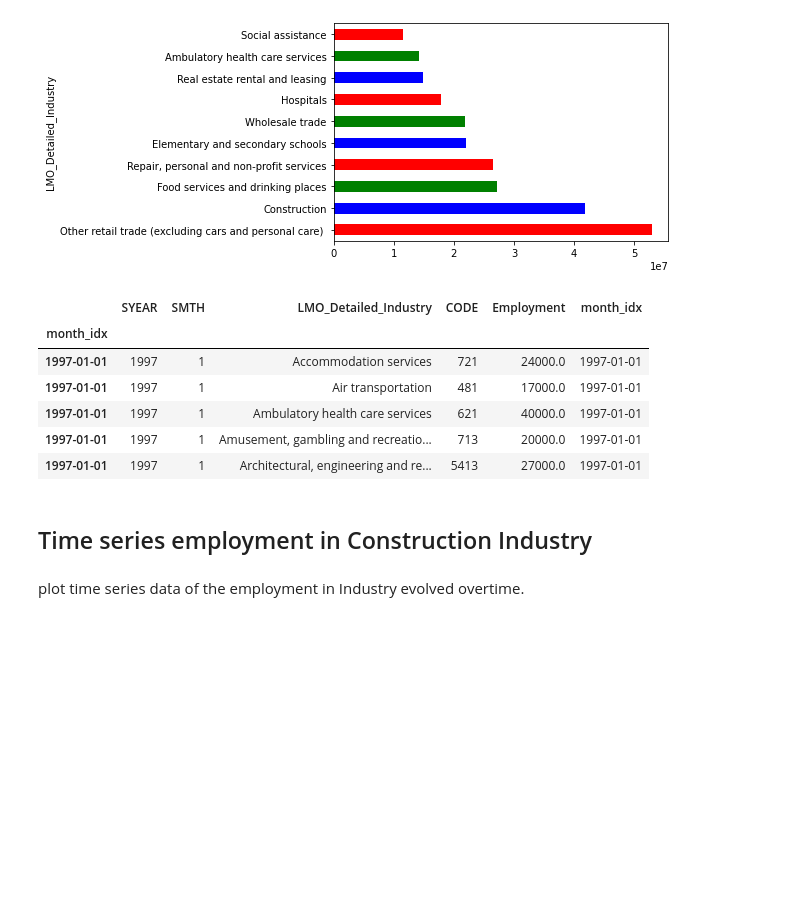
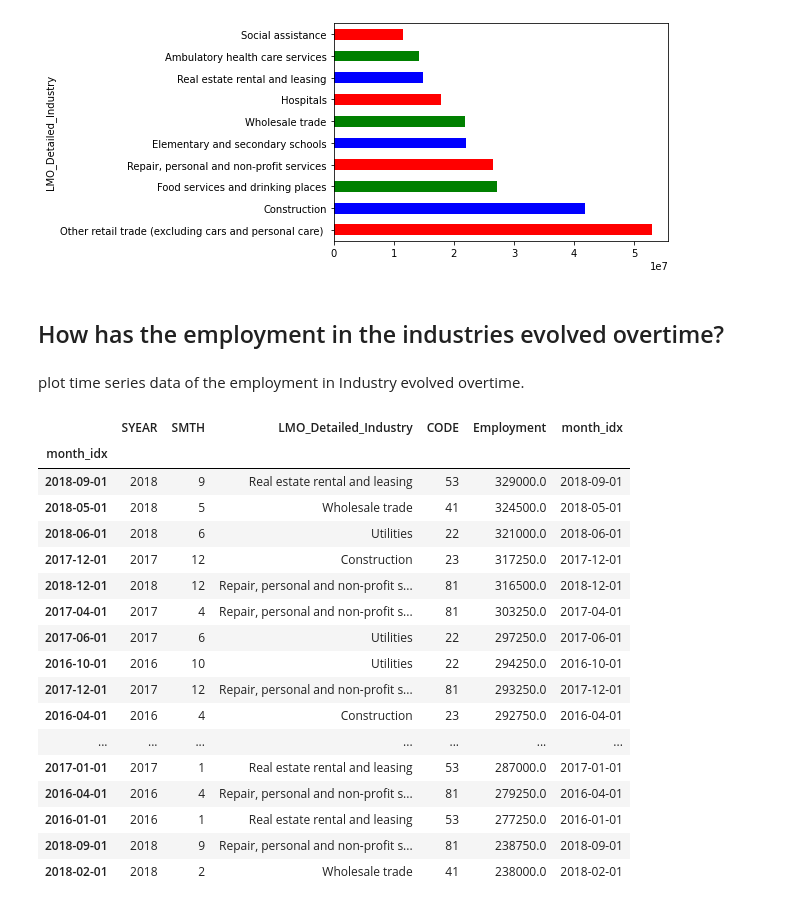
Before and after one commit to geehaad/Time-Series-Analysis-of-NAICS, a Jupyter notebook: Time Series Analysis of NAICS.ipynb, the cells around one changed output. Cells and saved outputs as stored; diff of their text form; code cells hidden in the pictures; blank space fills up the shorter version.

```diff
--- a/Time Series Analysis of NAICS.ipynb
+++ b/Time Series Analysis of NAICS.ipynb
@@ -423,22 +423,30 @@ emp_industry.sort_values(ascending=False)[:10].plot(kind="barh", color=["red", "
 # %% [output]
 <AxesSubplot:ylabel='LMO_Detailed_Industry'>
 [figure]
-# %%
-# Create a dataframe with year and month as index
-month_emp = output_df
-month_emp['month_idx'] = pd.to_datetime([f'{y}-{m}' for y, m in zip(month_emp.SYEAR, month_emp.SMTH)])
-month_emp.index = month_emp["month_idx"]
-month_emp.head()
-# %% [output]
-|  | SYEAR | SMTH | LMO_Detailed_Industry | CODE | Employment | month_idx |
-| month_idx |  |  |  |  |  |  |
-| 1997-01-01 | 1997 | 1 | Accommodation services | 721 | 24000.0 | 1997-01-01 |
-| 1997-01-01 | 1997 | 1 | Air transportation | 481 | 17000.0 | 1997-01-01 |
-| 1997-01-01 | 1997 | 1 | Ambulatory health care services | 621 | 40000.0 | 1997-01-01 |
-| 1997-01-01 | 1997 | 1 | Amusement, gambling and recreatio... | 713 | 20000.0 | 1997-01-01 |
-| 1997-01-01 | 1997 | 1 | Architectural, engineering and re... | 5413 | 27000.0 | 1997-01-01 |
-# %% [markdown]
-## Time series employment in Construction Industry
+# %% [markdown]
+## How has the employment in the industries evolved overtime?
 # %% [markdown]
 plot time series data of the employment in Industry evolved overtime.
+# %%
+top_industry_emp = month_emp.nlargest(20, 'Employment')
+top_industry_emp
+# %% [output]
+|  | SYEAR | SMTH | LMO_Detailed_Industry | CODE | Employment | month_idx |
+| month_idx |  |  |  |  |  |  |
+| 2018-09-01 | 2018 | 9 | Real estate rental and leasing | 53 | 329000.0 | 2018-09-01 |
+| 2018-05-01 | 2018 | 5 | Wholesale trade | 41 | 324500.0 | 2018-05-01 |
+| 2018-06-01 | 2018 | 6 | Utilities | 22 | 321000.0 | 2018-06-01 |
+| 2017-12-01 | 2017 | 12 | Construction | 23 | 317250.0 | 2017-12-01 |
+| 2018-12-01 | 2018 | 12 | Repair, personal and non-profit s... | 81 | 316500.0 | 2018-12-01 |
+| 2017-04-01 | 2017 | 4 | Repair, personal and non-profit s... | 81 | 303250.0 | 2017-04-01 |
+| 2017-06-01 | 2017 | 6 | Utilities | 22 | 297250.0 | 2017-06-01 |
+| 2016-10-01 | 2016 | 10 | Utilities | 22 | 294250.0 | 2016-10-01 |
+| 2017-12-01 | 2017 | 12 | Repair, personal and non-profit s... | 81 | 293250.0 | 2017-12-01 |
+| 2016-04-01 | 2016 | 4 | Construction | 23 | 292750.0 | 2016-04-01 |
+| ... | ... | ... | ... | ... | ... | ... |
+| 2017-01-01 | 2017 | 1 | Real estate rental and leasing | 53 | 287000.0 | 2017-01-01 |
+| 2016-04-01 | 2016 | 4 | Repair, personal and non-profit s... | 81 | 279250.0 | 2016-04-01 |
+| 2016-01-01 | 2016 | 1 | Real estate rental and leasing | 53 | 277250.0 | 2016-01-01 |
+| 2018-09-01 | 2018 | 9 | Repair, personal and non-profit s... | 81 | 238750.0 | 2018-09-01 |
+| 2018-02-01 | 2018 | 2 | Wholesale trade | 41 | 238000.0 | 2018-02-01 |
 # %%
```
Also changed, not shown: parts of 2 cells of this notebook.
